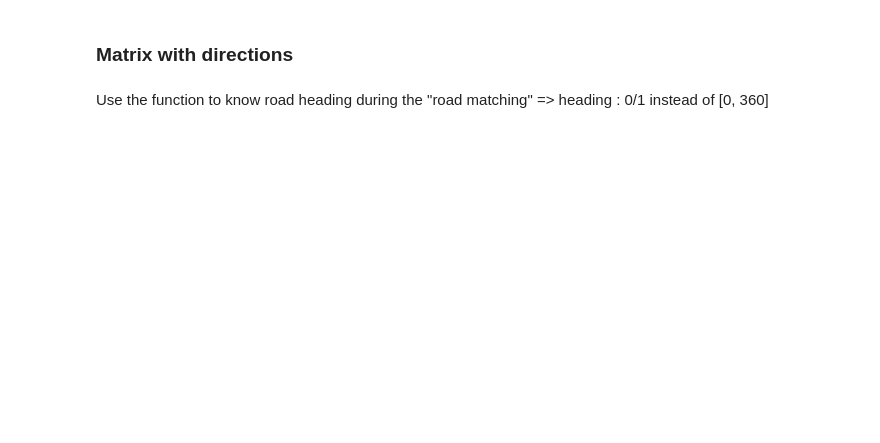
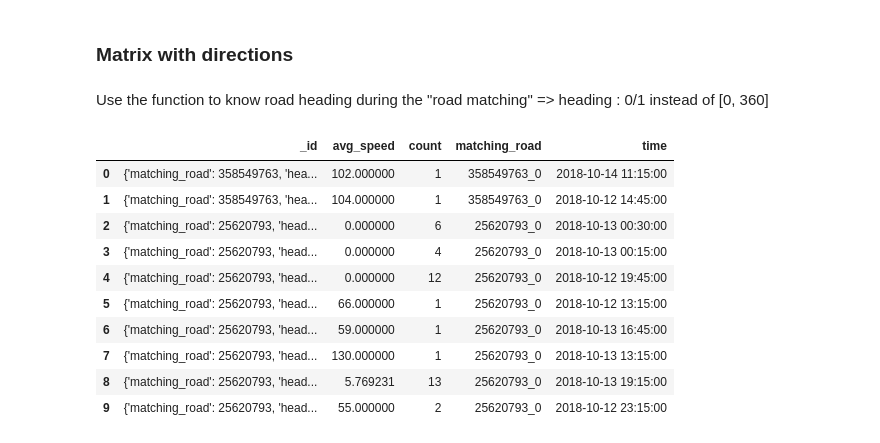
Before and after one commit to bourliam/PRIM, a Jupyter notebook: Getting the speed matrix.ipynb, the cells around one changed output. Drawn from its saved outputs; the diff is of its cells as text; code cells hidden in the pictures; blank space fills up the shorter version.

```diff
--- a/Getting the speed matrix.ipynb
+++ b/Getting the speed matrix.ipynb
@@ -393,0 +437,15 @@ Use the function to know road heading during the "road matching" => heading : 0/
+# %%
+avg_speed = get_speed_matrix_headings(15)
+avg_speed.head(10)
+# %% [output]
+|  | _id | avg_speed | count | matching_road | time |
+| 0 | {'matching_road': 358549763, 'hea... | 102.000000 | 1 | 358549763_0 | 2018-10-14 11:15:00 |
+| 1 | {'matching_road': 358549763, 'hea... | 104.000000 | 1 | 358549763_0 | 2018-10-12 14:45:00 |
+| 2 | {'matching_road': 25620793, 'head... | 0.000000 | 6 | 25620793_0 | 2018-10-13 00:30:00 |
+| 3 | {'matching_road': 25620793, 'head... | 0.000000 | 4 | 25620793_0 | 2018-10-13 00:15:00 |
+| 4 | {'matching_road': 25620793, 'head... | 0.000000 | 12 | 25620793_0 | 2018-10-12 19:45:00 |
+| 5 | {'matching_road': 25620793, 'head... | 66.000000 | 1 | 25620793_0 | 2018-10-12 13:15:00 |
+| 6 | {'matching_road': 25620793, 'head... | 59.000000 | 1 | 25620793_0 | 2018-10-13 16:45:00 |
+| 7 | {'matching_road': 25620793, 'head... | 130.000000 | 1 | 25620793_0 | 2018-10-13 13:15:00 |
+| 8 | {'matching_road': 25620793, 'head... | 5.769231 | 13 | 25620793_0 | 2018-10-13 19:15:00 |
+| 9 | {'matching_road': 25620793, 'head... | 55.000000 | 2 | 25620793_0 | 2018-10-12 23:15:00 |
```
Also changed, not shown: parts of 11 cells of this notebook, 2 other files.
